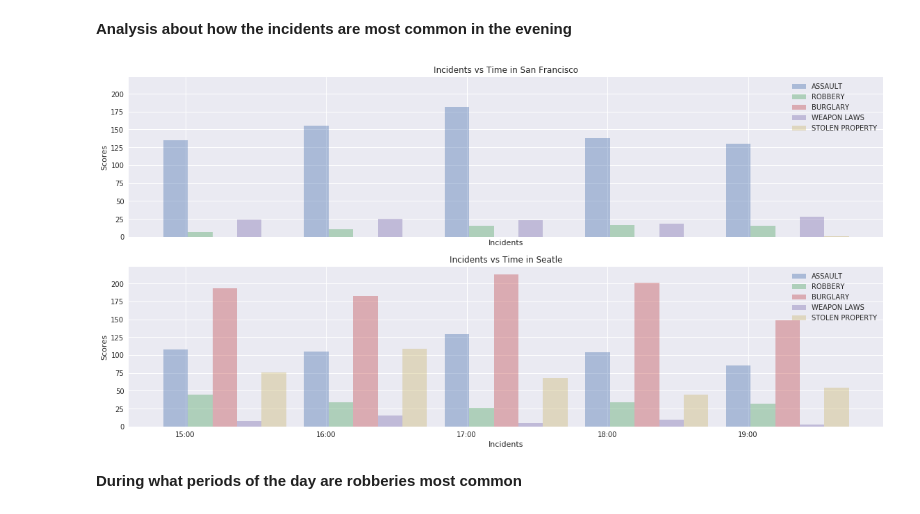
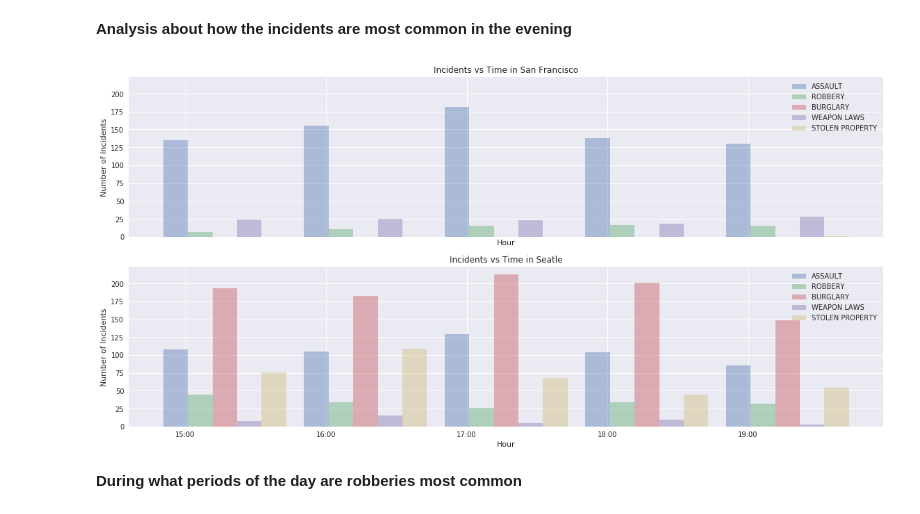
Before and after one commit to ramirobmar/data_science_02, a Jupyter notebook: final_results_2.ipynb, the cells around one changed output. Drawn from its saved outputs; the diff is of its cells as text; code cells hidden in the pictures.

```diff
--- a/final_results_2.ipynb
+++ b/final_results_2.ipynb
@@ -101,34 +121,22 @@ try:
     analysis_1 = pd.read_csv(namefile_1,  sep=',')
     ind1 = pd.DatetimeIndex(analysis_1.Time)
     analysis_1.Time = ind1.hour
-
     namefile_2 = "../input/datainput2/seattle_incidents_summer_2014.csv"
     analysis_2 = pd.read_csv(namefile_2,  sep=',')
     ind2 = pd.DatetimeIndex(analysis_2['Date Reported'])
     analysis_2['Date Reported'] = ind2.hour
-
 except Exception as exc:
     print("Excepcion: {0}".format(exc))
-finally:
-    print("")
-
-
-
 by_day1 = analysis_1.pivot_table(values = 'IncidntNum', aggfunc='count',index = 'Time',  columns=['Category'],)
 table_1 = by_day1.iloc[:,[1,23,3,33,26]]
-
 by_day2 = analysis_2.pivot_table(values = 'RMS CDW ID', aggfunc='count',index = 'Date Reported',  columns=['Summarized Offense Description'],)
 table_2 = by_day2.iloc[:,[1,36,4,46,38]]
-
 try:
     color_cycle = plt.rcParams['axes.color_cycle']
     fig, ax = plt.subplots(2, 1, figsize=(16, 8), sharex=True, sharey=True)
     table_1.iloc[:, :5].plot(ax=ax[0],title='Incidents in San Francisco by Hours');
     table_2.iloc[:, :5].plot(ax=ax[1],title='Incidents in Seatle by Hours');
     fig.savefig('figs/Question1.png', bbox_inches='tight')
-
 except Exception as exception1:
     print("Graphical plot exception: {0}".format(exception1))
-finally:
-    print("Results:")
 # %% [output]
@@ -159,18 +186,12 @@ try:
     analysis_1 = pd.read_csv(namefile_1,  sep=',')
     ind1 = pd.DatetimeIndex(analysis_1.Time)
     analysis_1.Time = ind1.hour
-
     namefile_2 = "../input/datainput2/seattle_incidents_summer_2014.csv"
     analysis_2 = pd.read_csv(namefile_2,  sep=',')
     ind2 = pd.DatetimeIndex(analysis_2['Date Reported'])
     analysis_2['Date Reported'] = ind2.hour
-
 except Exception as exc:
     print("Excepcion: {0}".format(exc))
-finally:
-    print("")
-
-
 
 by_day1 = analysis_1.pivot_table(values = 'IncidntNum', aggfunc='count',index = 'Time',  columns=['Category'],)
 cols= by_day1.columns
@@ -185,55 +206,50 @@ for col in range(len(cols)):
 
 table_2 = by_day2.iloc[15:20,[1,36,4,46,38]]
 
-
-
-color_cycle = plt.rcParams['axes.color_cycle']
+color_cycle = plt.rcParams['axes.prop_cycle']
 fig, ax = plt.subplots(2, 1, figsize=(16, 8), sharex=True, sharey=True)
 n_groups = 5
 index = np.arange(n_groups)
-
-
 bar_width = 0.35
 opacity = 0.4
 error_config = {'ecolor': '0.3'}
-
 
 rects1 = ax[0].bar(index, convert_to_array(table_1,0),bar_width/2,alpha=opacity,label=table_1.columns[0])
 rects2 = ax[0].bar(index + bar_width/2, convert_to_array(table_1,1),bar_width/2,alpha=opacity,label=table_1.columns[1])
 rects3 = ax[0].bar(index + bar_width, convert_to_array(table_1,2),bar_width/2,alpha=opacity,label=table_1.columns[2])
 rects4 = ax[0].bar(index + bar_width + bar_width/2, convert_to_array(table_1,3),bar_width/2,alpha=opacity,label=table_1.columns[3])
 rects5 = ax[0].bar(index + 2 * bar_width, convert_to_array(table_1,4),bar_width/2,alpha=opacity,label=table_1.columns[4])
 
-ax[0].set_xlabel('Incidents')
-ax[0].set_ylabel('Scores')
+ax[0].set_xlabel('Hour')
+ax[0].set_ylabel('Number of Incidents')
 ax[0].set_title('Incidents vs Time in San Francisco')
 ax[0].set_xticks(index + bar_width / 5)
 ax[0].set_xticklabels(('15:00', '16:00', '17:00', '18:00', '19:00'))
 ax[0].legend()
 
 
 rects1 = ax[1].bar(index, convert_to_array(table_2,0),bar_width/2,alpha=opacity,label=table_1.columns[0])
 rects2 = ax[1].bar(index + bar_width/2,convert_to_array(table_2,1),bar_width/2,alpha=opacity,label=table_1.columns[1])
 rects3 = ax[1].bar(index + bar_width, convert_to_array(table_2,2),bar_width/2,alpha=opacity,label=table_1.columns[2])
 rects4 = ax[1].bar(index + bar_width + bar_width/2,convert_to_array(table_2,3),bar_width/2,alpha=opacity,label=table_1.columns[3])
 rects5 = ax[1].bar(index + 2 * bar_width, convert_to_array(table_2,4),bar_width/2,alpha=opacity,label=table_1.columns[4])
 
-ax[1].set_xlabel('Incidents')
-ax[1].set_ylabel('Scores')
+ax[1].set_xlabel('Hour')
+ax[1].set_ylabel('Number of Incidents')
 ax[1].set_title('Incidents vs Time in Seatle')
 ax[1].set_xticks(index + bar_width / 5)
 ax[1].set_xticklabels(('15:00', '16:00', '17:00', '18:00', '19:00'))
 ax[1].legend()
 
 
 
 fig.tight_layout()
 plt.show()
 
 
 fig.savefig('figs/Question2.png', bbox_inches='tight')
 # %% [output]
-[figure, old version]
+[figure, new version]
 # %% [markdown]
 **During what periods of the day are robberies most common**
 # %%
```
Also changed, not shown: parts of 22 cells of this notebook.
